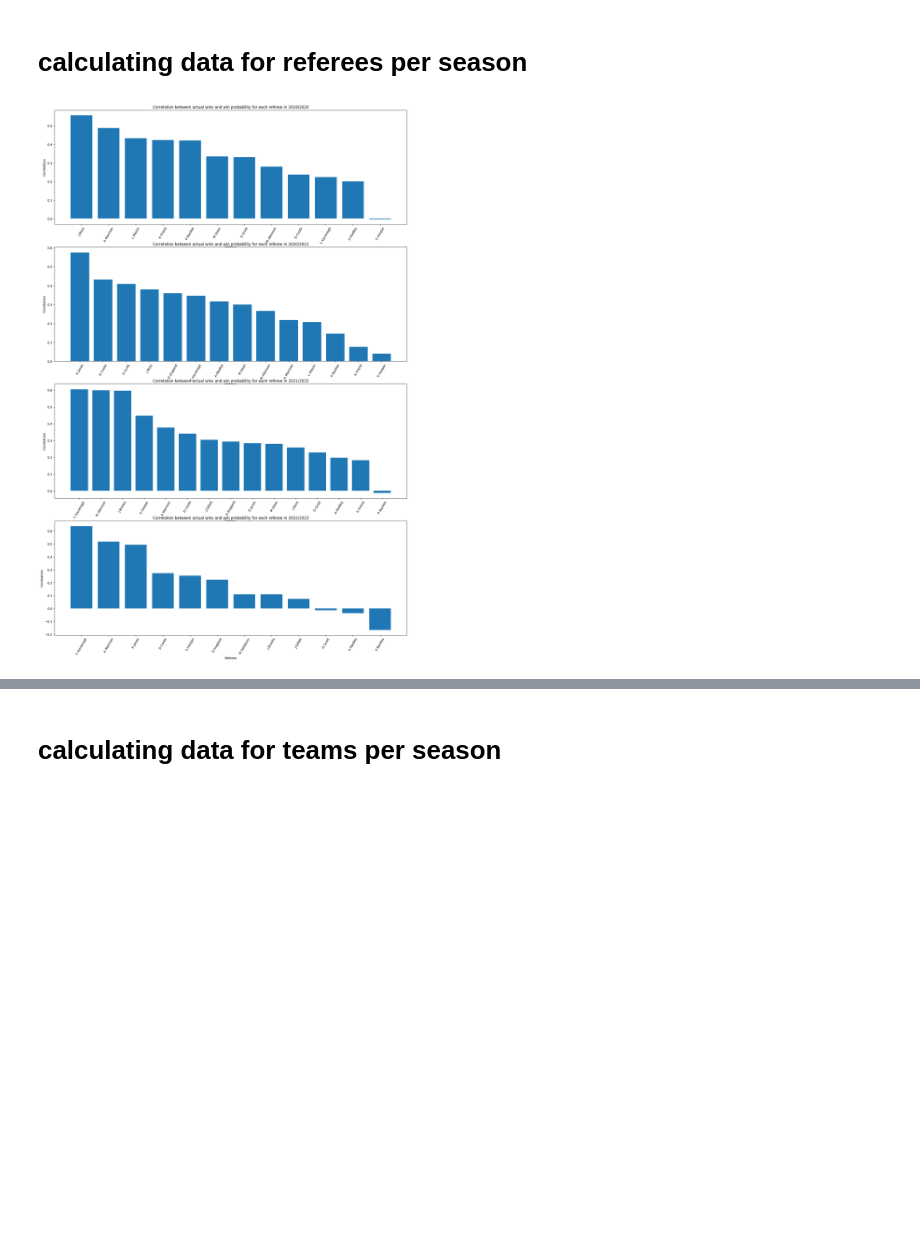
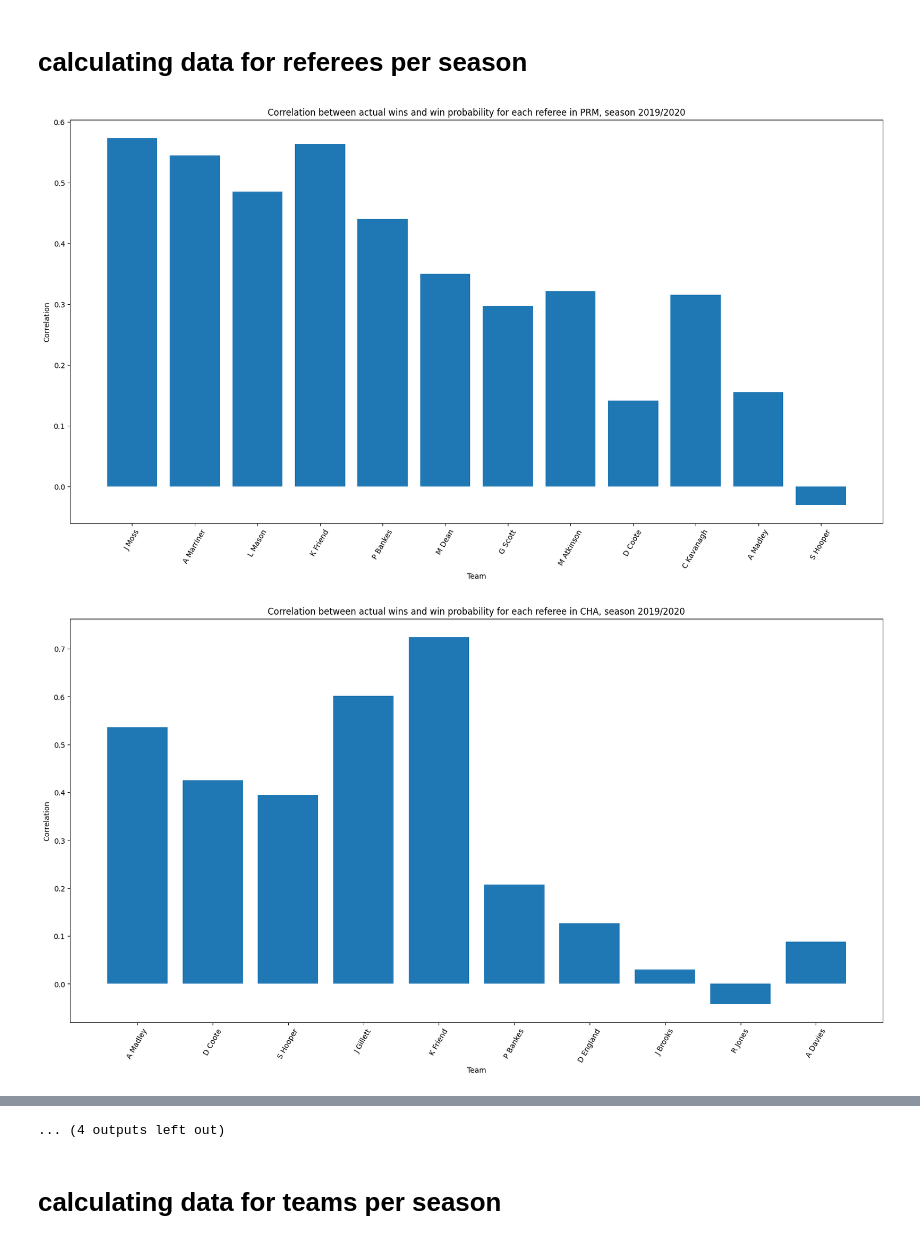
Before and after one commit to jakubzie/HackathonAGH, a Jupyter notebook: wizualizacja.ipynb, the cells around one changed output, grey strips where cells are left out. Cells and saved outputs as stored; diff of their text form; code cells hidden in the pictures; blank space fills up the shorter version.

Commit message:
images update

```diff
--- a/wizualizacja.ipynb
+++ b/wizualizacja.ipynb
@@ -48,39 +48,47 @@ for i, referee in enumerate(referees):
 seasonal_data = {}
 
 for i, season in enumerate(data['Season'].unique()):
     league_referees_corr = {}
 
     for j, league in enumerate(leagues):
         league_referees_corr[league] = pd.DataFrame(index=referees.keys(), columns=['matches', 'home_corr', 'draw_corr', 'away_corr', 'mean_corr'])
 
     # calculate correlation between actual wins and win  where referees are indexes and columns are home_corr, draw_corr and away_corr
     for league in leagues:
         for i, referee in enumerate(referees):
             league_referees_corr[league].loc[referee, 'matches'] = len(referees[referee][(referees[referee]['Level'] == league) & (referees[referee]['Season'] == season)])
             league_referees_corr[league].loc[referee, 'home_corr'] = referees[referee][(referees[referee]['Level'] == league) & (referees[referee]['Season'] == season)]['B365H_prob'].corr(referees[referee][(referees[referee]['Level'] == league) & (referees[referee]['Season'] == season)]['FTR'] == 'H')
             league_referees_corr[league].loc[referee, 'draw_corr'] = referees[referee][(referees[referee]['Level'] == league) & (referees[referee]['Season'] == season)]['B365D_prob'].corr(referees[referee][(referees[referee]['Level'] == league) & (referees[referee]['Season'] == season)]['FTR'] == 'D')
             league_referees_corr[league].loc[referee, 'away_corr'] = referees[referee][(referees[referee]['Level'] == league) & (referees[referee]['Season'] == season)]['B365A_prob'].corr(referees[referee][(referees[referee]['Level'] == league) & (referees[referee]['Season'] == season)]['FTR'] == 'A')
         league_referees_corr[league]['mean_corr'] = league_referees_corr[league][['home_corr', 'draw_corr', 'away_corr']].mean(axis=1)
         league_referees_corr[league].sort_values(by='mean_corr', inplace=True, ascending=False)
     for league in leagues:
         league_referees_corr[league].dropna(inplace=True)
         league_referees_corr[league].to_csv('referees_corr_{}.csv'.format(league))
 
     PRM_referees = league_referees_corr['PRM'].index
     for league in leagues:
         #league_referees_corr[league] = league_referees_corr[league].loc[league_referees_corr[league].index.intersection(PRM_referees)]
         league_referees_corr[league].sort_values(by='mean_corr', inplace=True, ascending=False)
         league_referees_corr[league].to_csv('./league_per_season/referees_corr_{}_{}.csv'.format(league, season.replace('/', '-')))
     seasonal_data[season] = league_referees_corr
 
-#plot correlation between actual wins and win probability for each referee
-axes = plt.subplots(nrows=n_seasons, ncols=1, figsize=(20, 30))
+#plot correlation between actual wins and win probability for each team
 for i, season in enumerate(data['Season'].unique()):
-    plt.subplot(n_seasons, 1, i + 1)
-    plt.title('Correlation between actual wins and win probability for each referee in {}'.format(season))
-    plt.xlabel('Referee')
-    plt.ylabel('Correlation')
-    plt.bar(seasonal_data[season]['PRM'].index, seasonal_data[season]['PRM']['mean_corr'])
-    plt.xticks(rotation=60)
+    for league in leagues:
+        plt.figure(figsize=(20, 10))
+        plt.title('Correlation between actual wins and win probability for each referee in {}, season {}'.format(league, season))
+        plt.xlabel('Team')
+        plt.ylabel('Correlation')
+        plt.bar(seasonal_data[season][league].index, seasonal_data[season][league]['home_corr'])
+        plt.xticks(rotation=60)
+        plt.savefig('./images/per_team_referee/referee_corr_{}_{}.png'.format(season.replace('/', '-'), league))
+
+referees_desc = {}
+for season in seasonal_data:
+    referees_desc[season] = {}
+    for league in seasonal_data[season]:
+        referees_desc[season][league] = {"max": seasonal_data[season][league]['mean_corr'].max(), "mean": seasonal_data[season][league]['mean_corr'].mean(), "min": seasonal_data[season][league]['mean_corr'].min()}
 # %% [output]
-[figure, old version]
+[figure, new version]
+[figure, added]
@@ -87,3 +105,4 @@ for i, season in enumerate(data['Season'].unique()):
+... (4 outputs left out)
 # %% [markdown]
 # calculating data for teams per season
 # %%
```
Also changed, not shown: parts of 4 cells of this notebook, 52 other files.
